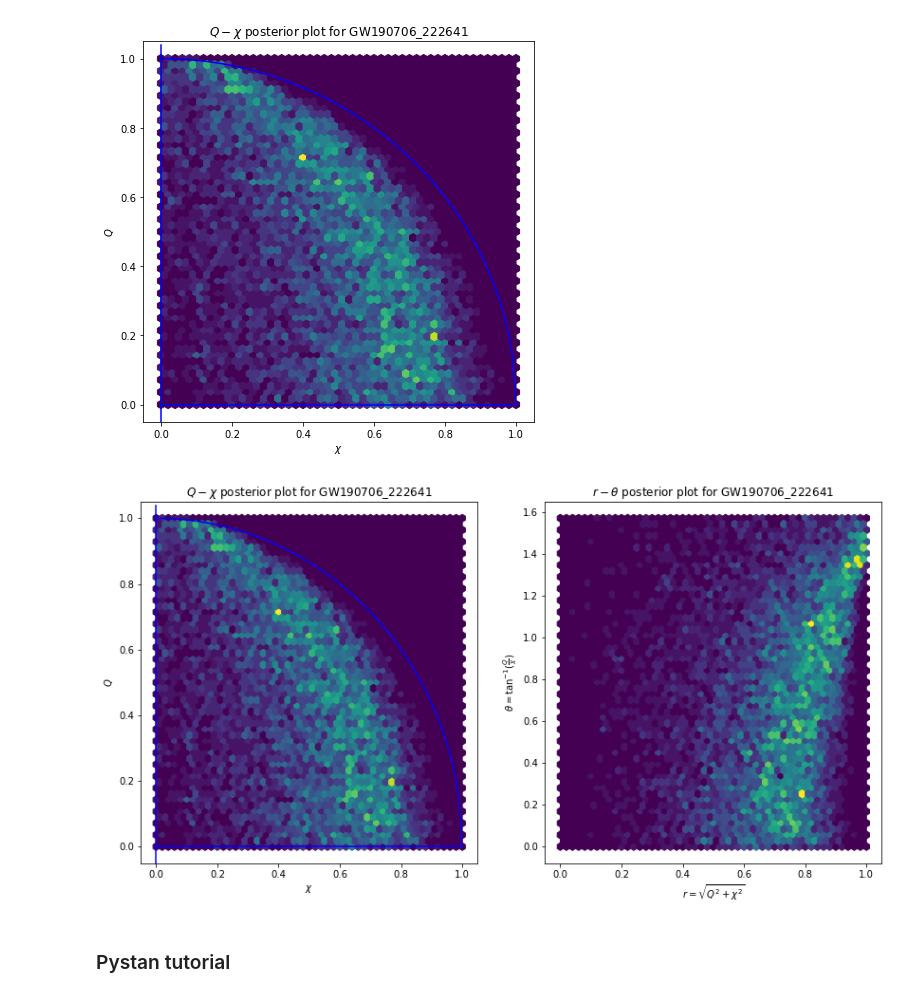
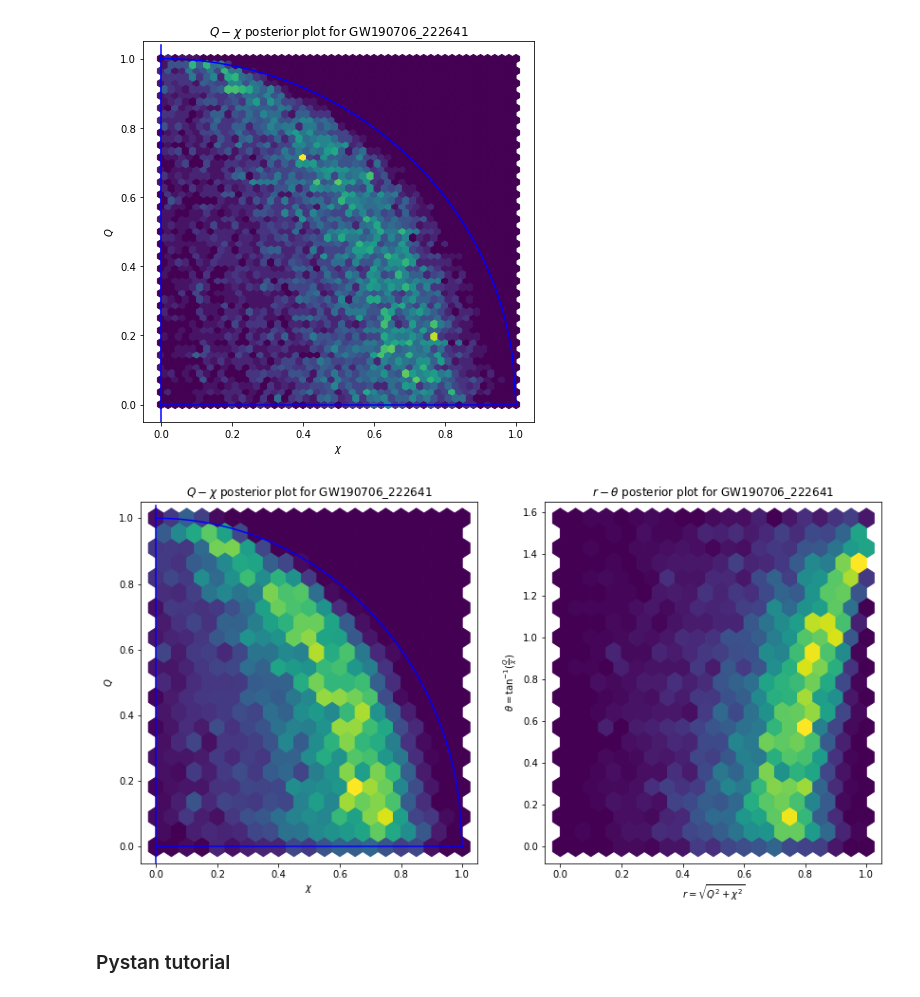
Before and after one commit to Potatoasad/charged-ringdown-analysis-tools, a Jupyter notebook: testing/Graphing.ipynb, the cells around one changed output. Saved outputs shown, nothing was run; the diff lists cells and outputs as text; code cells hidden in the pictures.

```diff
--- a/testing/Graphing.ipynb
+++ b/testing/Graphing.ipynb
@@ -58,28 +58,28 @@ def rtheta_to_chiq(arr):
 # %%
 eventname = 'GW190706_222641'
 
 def show_plot(eventname, points):
     fig, axes = plt.subplots(nrows=1,ncols=2,figsize=(14,7))
     ax1,ax2 = axes
     newpoints = chiq_to_rtheta(points[eventname])
 
     ax1.plot(np.linspace(0,1,100), np.sqrt(1 - np.linspace(0,1,100)**2),c='b')
     ax1.plot(np.linspace(0,1,100), 0.0*np.linspace(0,1,100),c='b')
     ax1.axvline(0.0,ymin=0.0,ymax=0.99,c='b')
-    ax1.hexbin(x = points[eventname][:,0], y = points[eventname][:,1],gridsize=50, extent=(0,1,0,1))
+    ax1.hexbin(x = points[eventname][:,0], y = points[eventname][:,1],gridsize=20, extent=(0,1,0,1))
     ax1.set_xlabel("$\chi$")
     ax1.set_ylabel("$Q$")
     ax1.set_title(f"$Q-\chi$ posterior plot for {eventname}")
 
-    ax2.hexbin(x = newpoints[:,0], y = newpoints[:,1],gridsize=50, extent=(0,1,0,np.pi/2))
+    ax2.hexbin(x = newpoints[:,0], y = newpoints[:,1],gridsize=20, extent=(0,1,0,np.pi/2))
     ax2.set_xlabel("$r = \\sqrt{Q^2 + \\chi^2}$")
     ax2.set_ylabel("$\\theta = \\tan^{-1}(\\frac{Q}{\chi})$")
     ax2.set_title(f"$r-\\theta$ posterior plot for {eventname}")
     plt.show()
 
 show_plot(eventname, points)
 # %% [output]
-[figure, old version]
+[figure, new version]
 # %% [markdown]
 ### Pystan tutorial
 # %%
```
Also changed, not shown: parts of 4 cells of this notebook, 8 other files.
